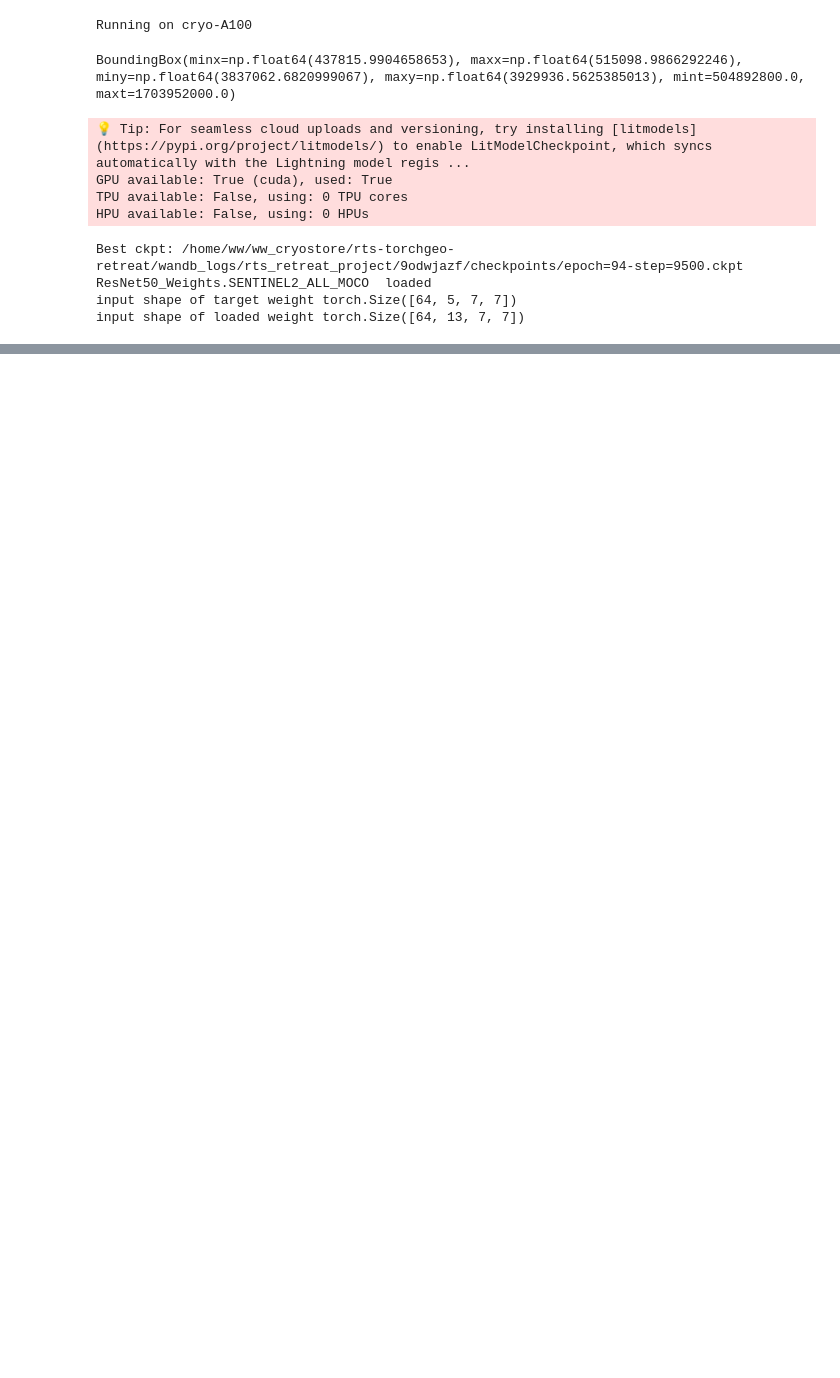
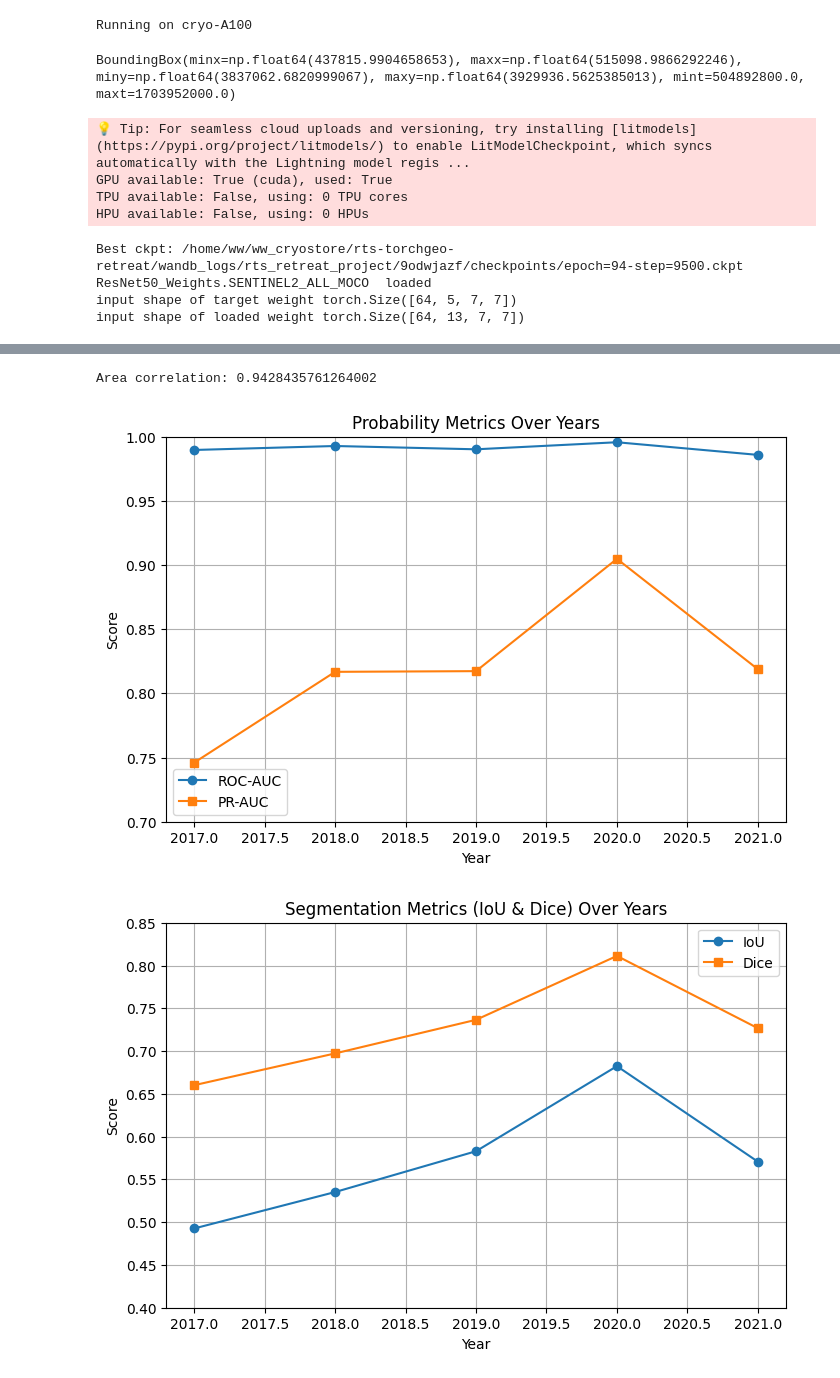
Before and after one commit to WuWei-26/rts-torchgeo-retreat, a Jupyter notebook: inference_retreat.ipynb, the cells around one changed output, grey strips where cells are left out. Cells and saved outputs as stored; diff of their text form; code cells hidden in the pictures; blank space fills up the shorter version.

```diff
--- a/inference_retreat.ipynb
+++ b/inference_retreat.ipynb
@@ -230,0 +499,66 @@ True
+# %%
+from scipy.stats import pearsonr
+
+corr, _ = pearsonr(gt_area, pr_area)
+print("Area correlation:", corr)
+# %% [output]
+Area correlation: 0.9428435761264002
+# %%
+import matplotlib.pyplot as plt
+import numpy as np
+
+# 年份
+years = np.array([2017, 2018, 2019, 2020, 2021])
+
+# 各指标
+roc_auc = np.array([0.989673916452605, 0.9927704769151076, 0.9901959596230134, 0.9956952821840648, 0.9858471248778631])
+pr_auc = np.array([0.7460631332039094, 0.8167995871142929, 0.8173353760896017, 0.9048307665511074, 0.8188300321874817])
+iou = np.array([0.4926471962179321, 0.5352122841521201, 0.5829250787904355, 0.6823518332495162, 0.5707078223597198])
+dice = np.array([0.660098645502033, 0.697248569044263, 0.7365163223465605, 0.8111880282872007, 0.7266887122295335])
+precision = np.array([0.769444039106736, 0.8375074116947123, 0.8070592301376406, 0.8929466376369197, 0.8285689591839355])
+recall = np.array([0.5779643553936958, 0.5972294930132088, 0.6773140930349376, 0.7431452991451721, 0.647119376286637])
+
+# ==============================
+# 1. 绘制 ROC-AUC 和 PR-AUC
+# ==============================
+plt.figure(figsize=(8,5))
+plt.plot(years, roc_auc, marker='o', label='ROC-AUC')
+plt.plot(years, pr_auc, marker='s', label='PR-AUC')
+plt.xlabel('Year')
+plt.ylabel('Score')
+plt.title('Probability Metrics Over Years')
+plt.ylim(0.7, 1.0)
+plt.grid(True)
+plt.legend()
+plt.show()
+
+# ==============================
+# 2. 绘制 IoU 和 Dice
+# ==============================
+plt.figure(figsize=(8,5))
+plt.plot(years, iou, marker='o', label='IoU')
+plt.plot(years, dice, marker='s', label='Dice')
+plt.xlabel('Year')
+plt.ylabel('Score')
+plt.title('Segmentation Metrics (IoU & Dice) Over Years')
+plt.ylim(0.4, 0.85)
+plt.grid(True)
+plt.legend()
+plt.show()
+
+# ==============================
+# 3. 绘制 Precision 和 Recall
+# ==============================
+plt.figure(figsize=(8,5))
+plt.plot(years, precision, marker='o', label='Precision')
+plt.plot(years, recall, marker='s', label='Recall')
+plt.xlabel('Year')
+plt.ylabel('Score')
+plt.title('Precision & Recall Over Years')
+plt.ylim(0.5, 0.95)
+plt.grid(True)
+plt.legend()
+plt.show()
+# %% [output]
+[figure, added]
+[figure, added]
```
Also changed, not shown: parts of 19 cells of this notebook, 8 other files.
